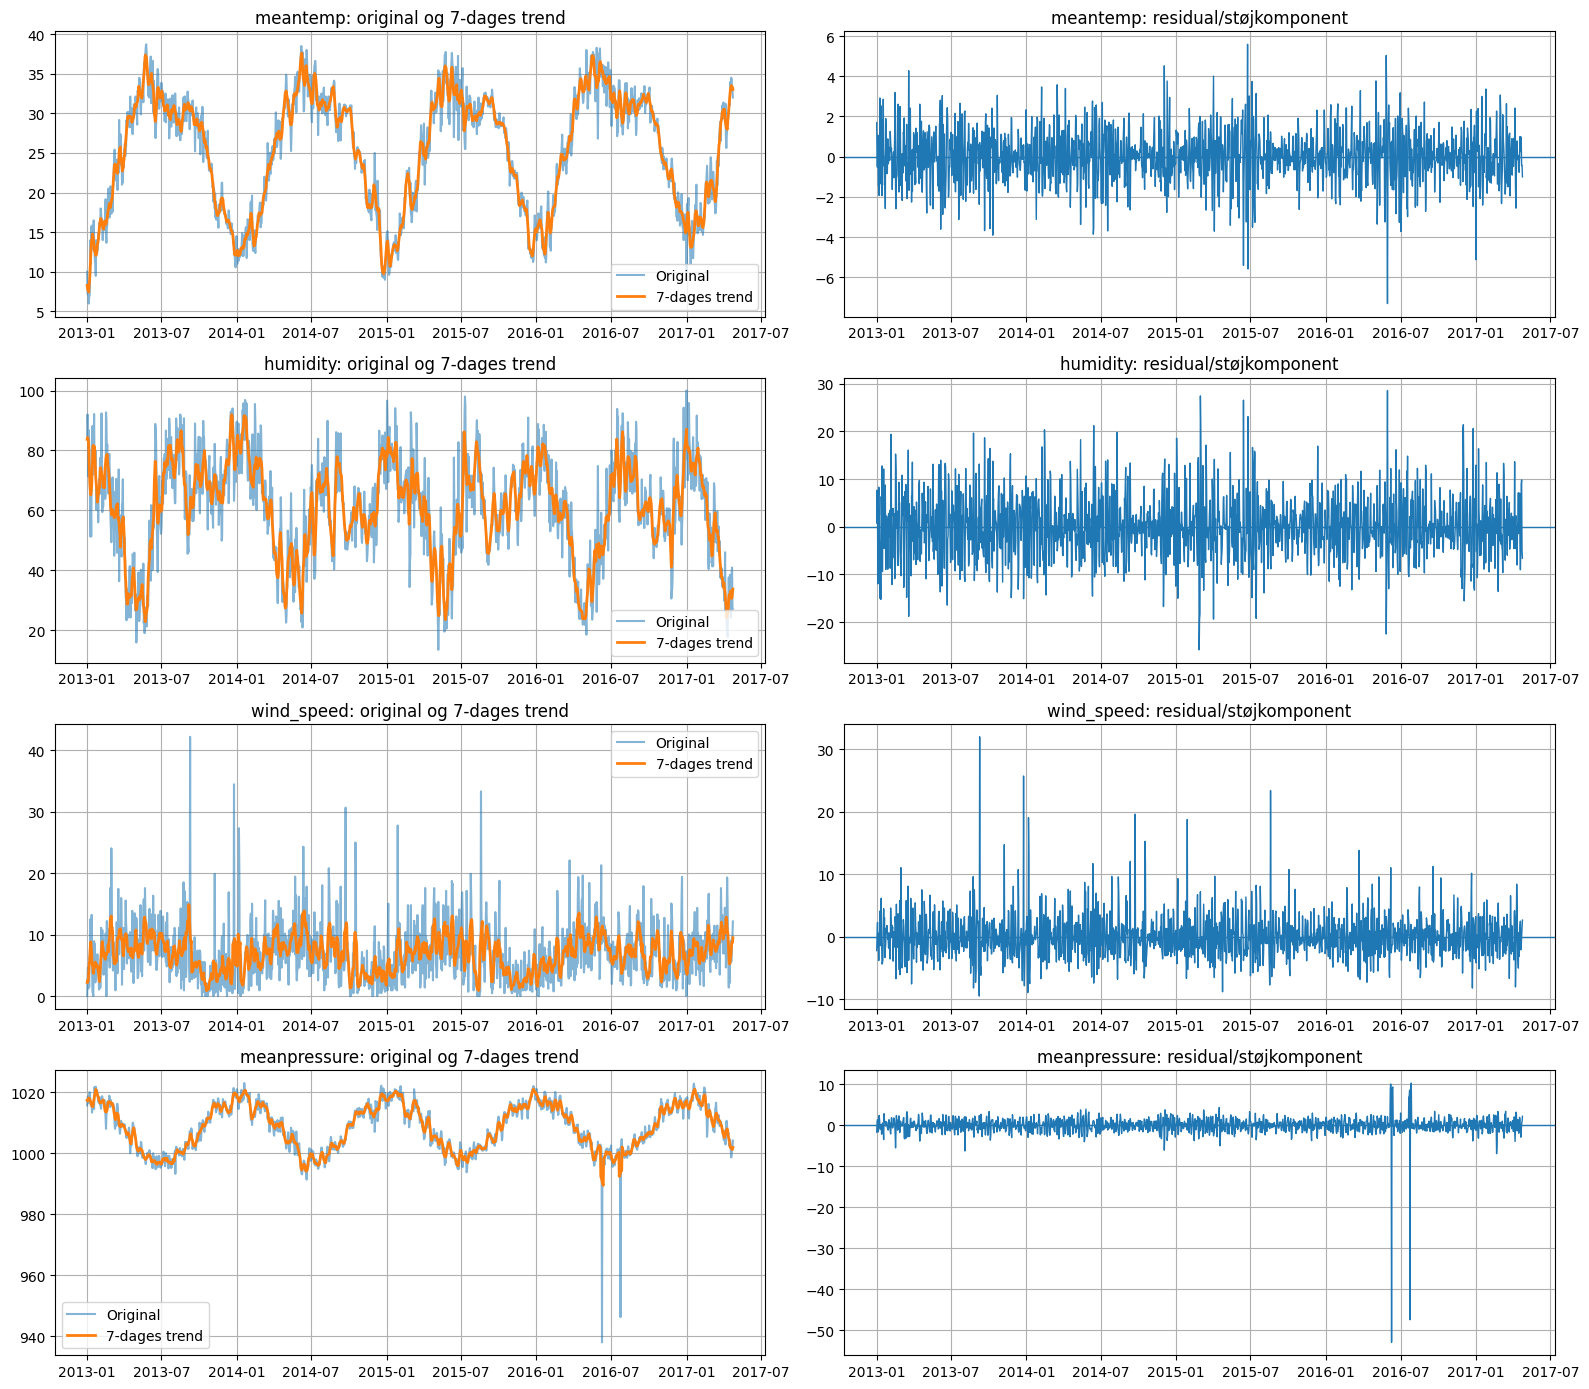
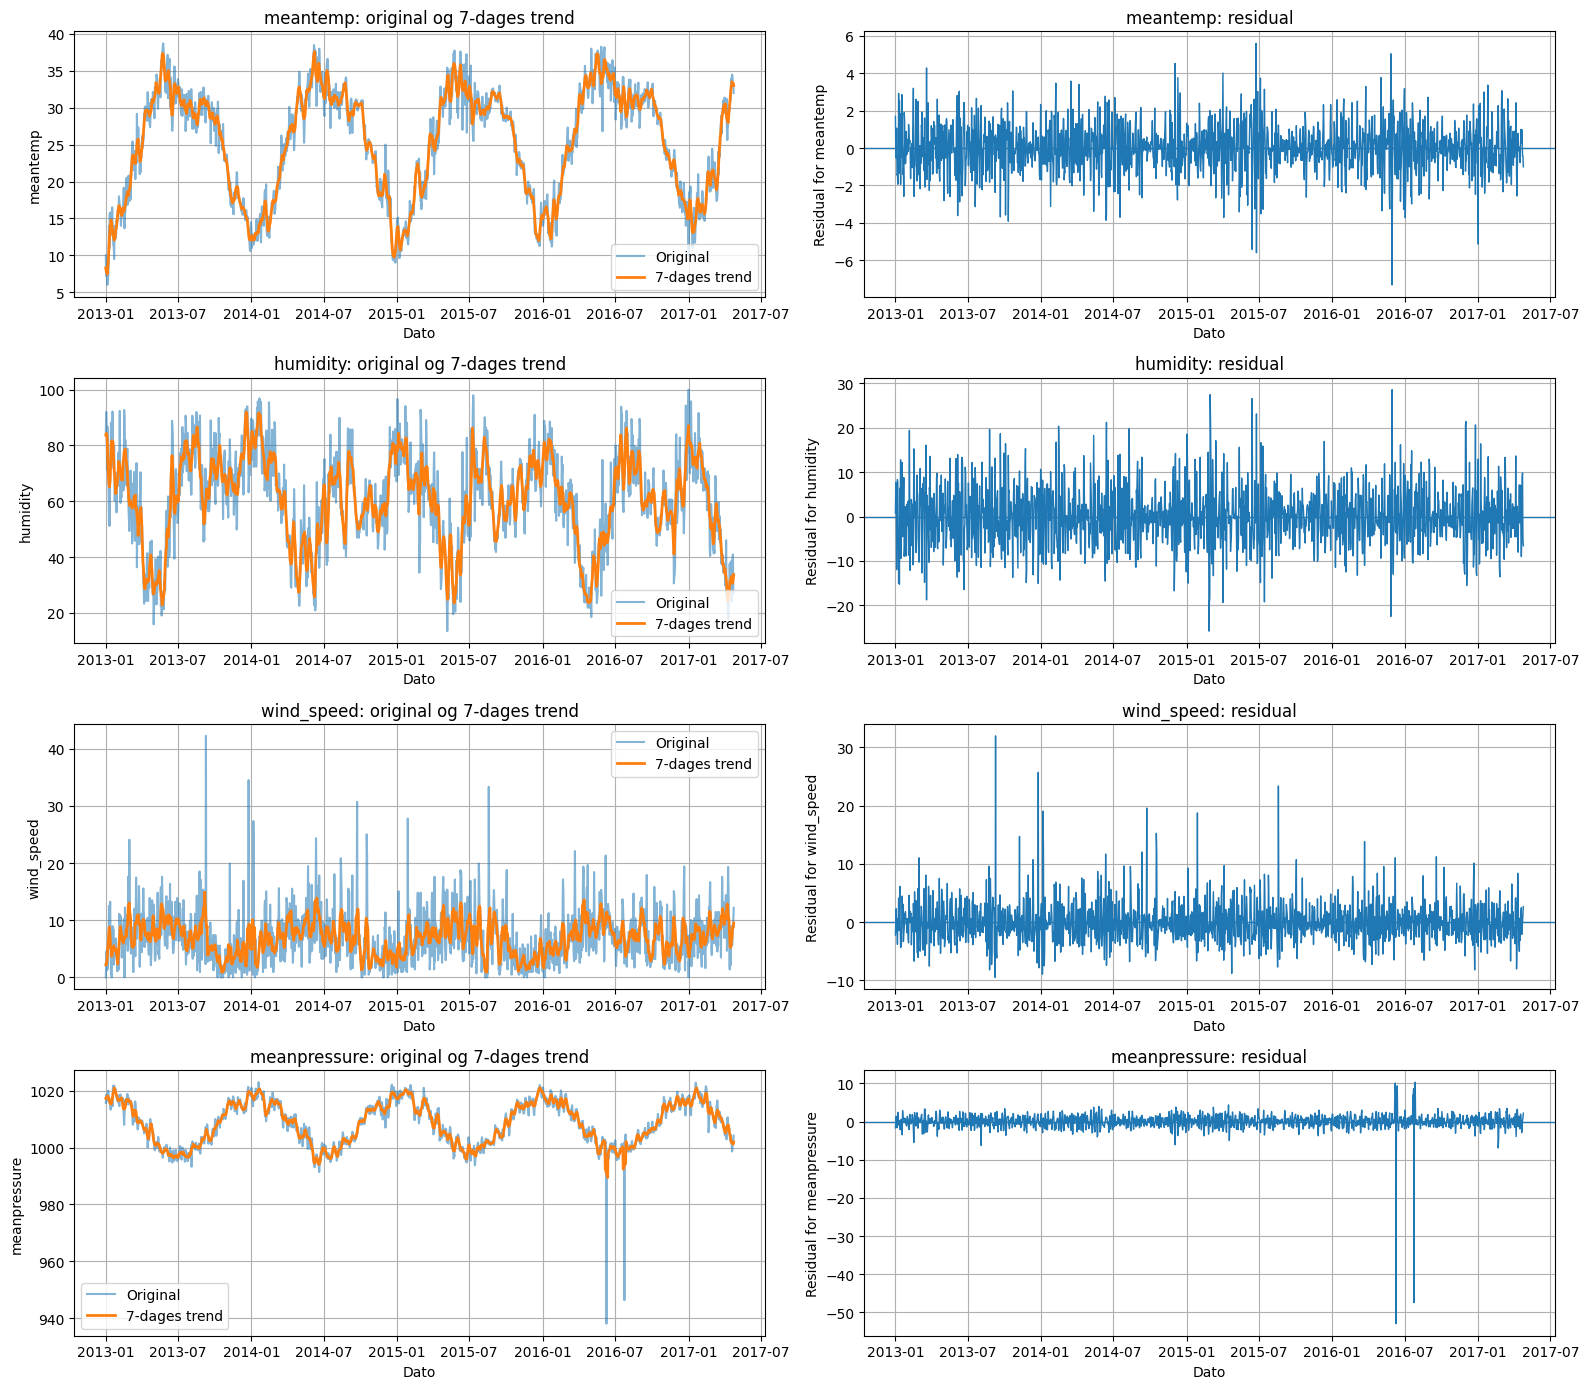
The change to this notebook cell's code, shown as a diff; its figure went from the first image to the second:
--- before
+++ after
@@ -21,9 +21,13 @@
     axes[i, 0].plot(climate_clean["date"], s, label="Original", alpha=0.55)
     axes[i, 0].plot(climate_clean["date"], trend, label="7-dages trend", linewidth=2)
+    axes[i, 0].set_xlabel("Dato")
+    axes[i, 0].set_ylabel(f"{col}")
     axes[i, 0].set_title(f"{col}: original og 7-dages trend")
     axes[i, 0].legend()
     axes[i, 1].plot(climate_clean["date"], residual, linewidth=1)
     axes[i, 1].axhline(0, linewidth=1)
-    axes[i, 1].set_title(f"{col}: residual/støjkomponent")
+    axes[i, 1].set_xlabel("Dato")
+    axes[i, 1].set_ylabel(f"Residual for {col}")
+    axes[i, 1].set_title(f"{col}: residual")
 
 plt.tight_layout()

Commit: Ændret x og y aksen plus fik sat matematik op så det ser fint ud